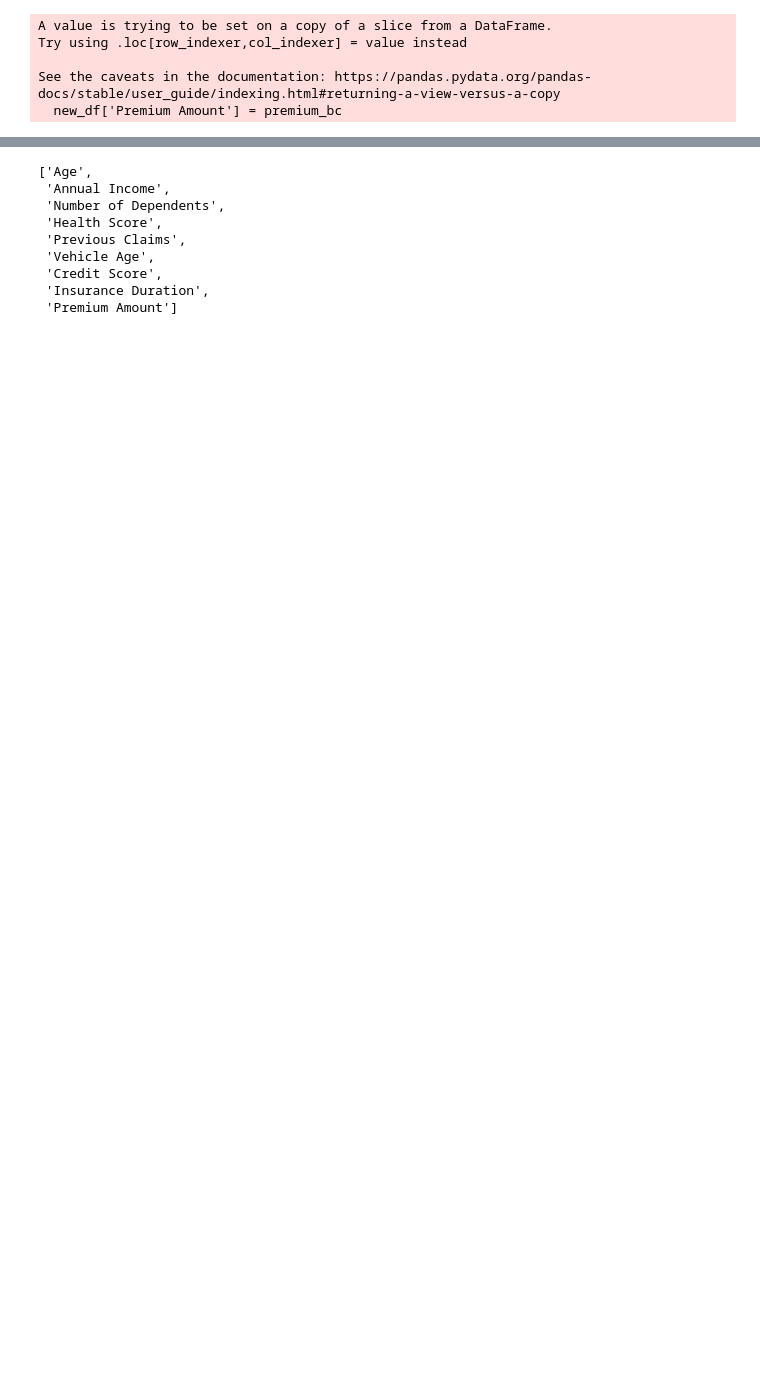
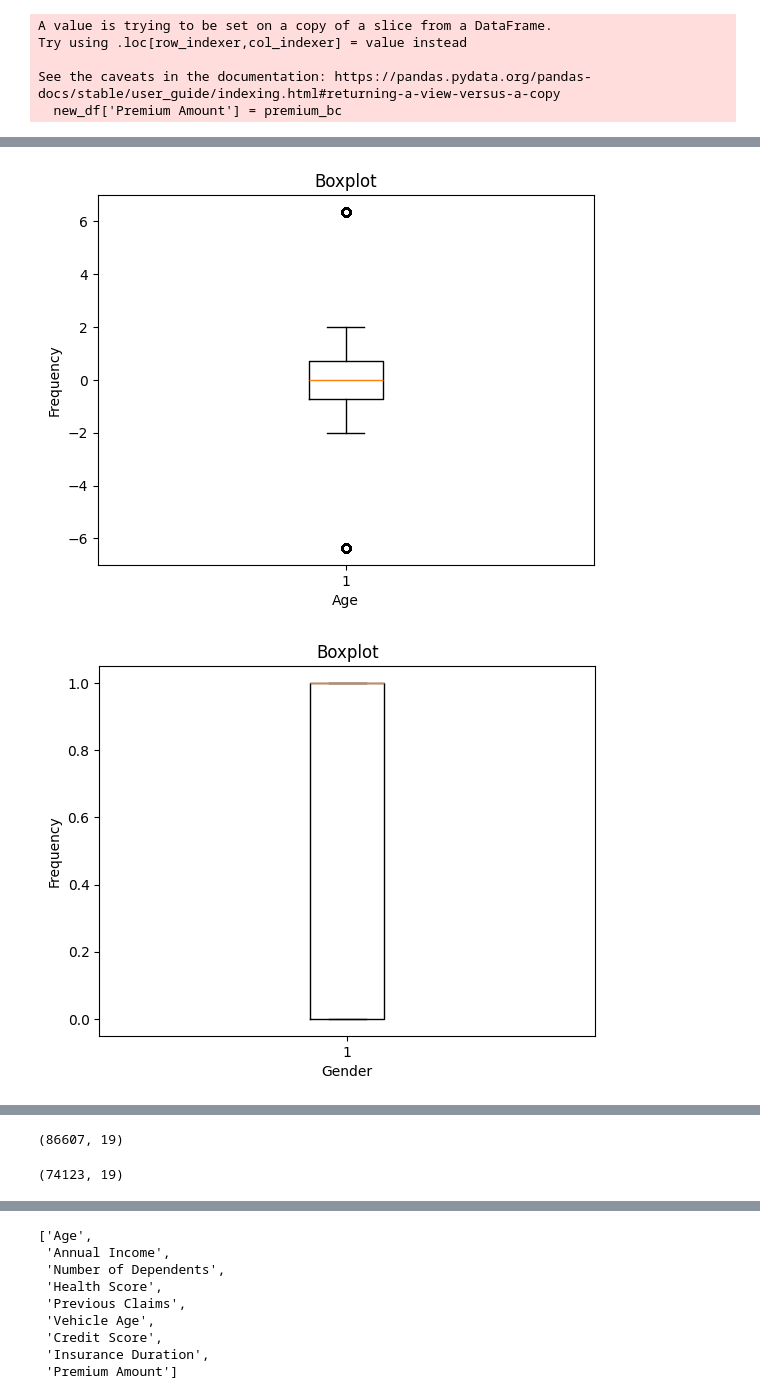
Before and after one commit to RohitRP22/Insurance_Premium_Amount_Prediction, a Jupyter notebook: insurance copy.ipynb, the cells around one changed output, grey strips where cells are left out. Drawn from its saved outputs; the diff is of its cells as text; code cells hidden in the pictures; blank space fills up the shorter version.

```diff
--- a/insurance copy.ipynb
+++ b/insurance copy.ipynb
@@ -470,0 +468,10 @@ for i in numerical_cols:
+# %%
+for i in numerical_cols:
+    plt.boxplot(new_df[str(i)] )
+    plt.xlabel(str(i))
+    plt.ylabel('Frequency')
+    plt.title('Boxplot')
+    plt.show()
+# %% [output]
+[figure, added]
+[figure, added]
@@ -470,0 +487,4 @@ for i in numerical_cols:
+# %%
+new_df.shape
+# %% [output]
+(86607, 19)
@@ -471,3 +501,7 @@ for i in numerical_cols:
+# %%
+new_df.shape
+# %% [output]
+(74123, 19)
 # %%
 #df = df[df['Premium Amount'] < (Q3+1.5*IQR_PA)]
 # %%
```
Also changed, not shown: parts of 39 cells of this notebook, 1 other file.
